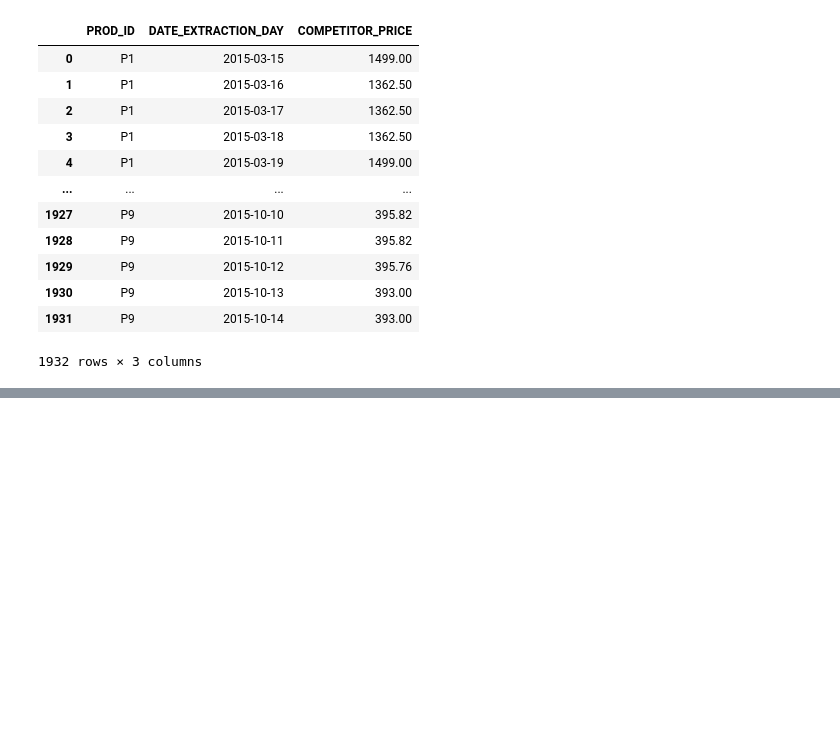
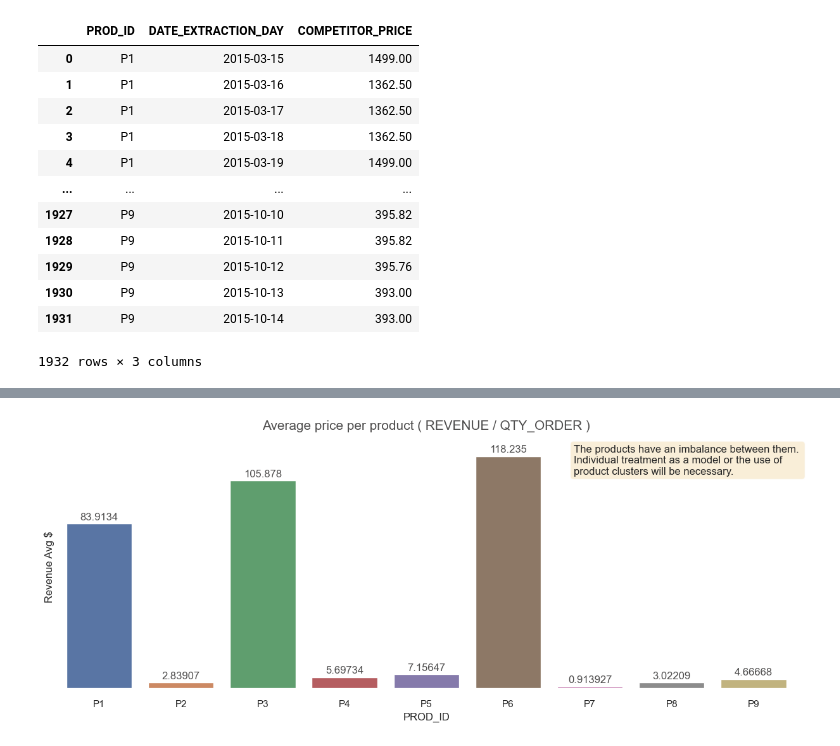
Before and after one commit to ErycM/americana_project, a Jupyter notebook: model copy.ipynb, the cells around one changed output, grey strips where cells are left out. Drawn from its saved outputs; the diff is of its cells as text; code cells hidden in the pictures; blank space fills up the shorter version.

```diff
--- a/model copy.ipynb
+++ b/model copy.ipynb
@@ -632,0 +292,23 @@ results_dict = model.get_ml_dict()
+# %%
+fig, ax = plt.subplots(nrows=1, ncols=1, figsize=(15,5))
+
+sales_agg2 = sales_agg.groupby(['PROD_ID']).agg({'QTY_ORDER': ['sum'], 'REVENUE': ['sum']}).reset_index()
+sales_agg2.columns = sales_agg2.columns.get_level_values(0)
+sales_agg2['Revenue Avg $'] = sales_agg2['REVENUE'] / sales_agg2['QTY_ORDER']
+# sales_agg2
+# sales_agg2['Revenue Avg $'].plot.bar()
+# plt.show()
+sns.barplot(data=sales_agg2, y='Revenue Avg $', x='PROD_ID', ax=ax)
+
+ax.get_yaxis().set_ticks([])
+ax.grid(False)
+ax.set(frame_on=False)
+ax.set_title("Average price per product ( REVENUE / QTY_ORDER )", fontsize=15, color='#4f4e4e', y=1.04)
+ax.bar_label(ax.containers[0], padding=2, fontsize=12, color='#4f4e4e')
+
+props = dict(boxstyle='round', facecolor='wheat', alpha=0.5)
+ax.text(0.7, 1, 'The products have an imbalance between them. \nIndividual treatment as a model or the use of\nproduct clusters will be necessary.', transform=ax.transAxes, fontsize=12, verticalalignment='top', bbox=props)
+
+plt.show()
+# %% [output]
+[figure, added]
```
Also changed, not shown: parts of 101 cells of this notebook, 4 other files.
